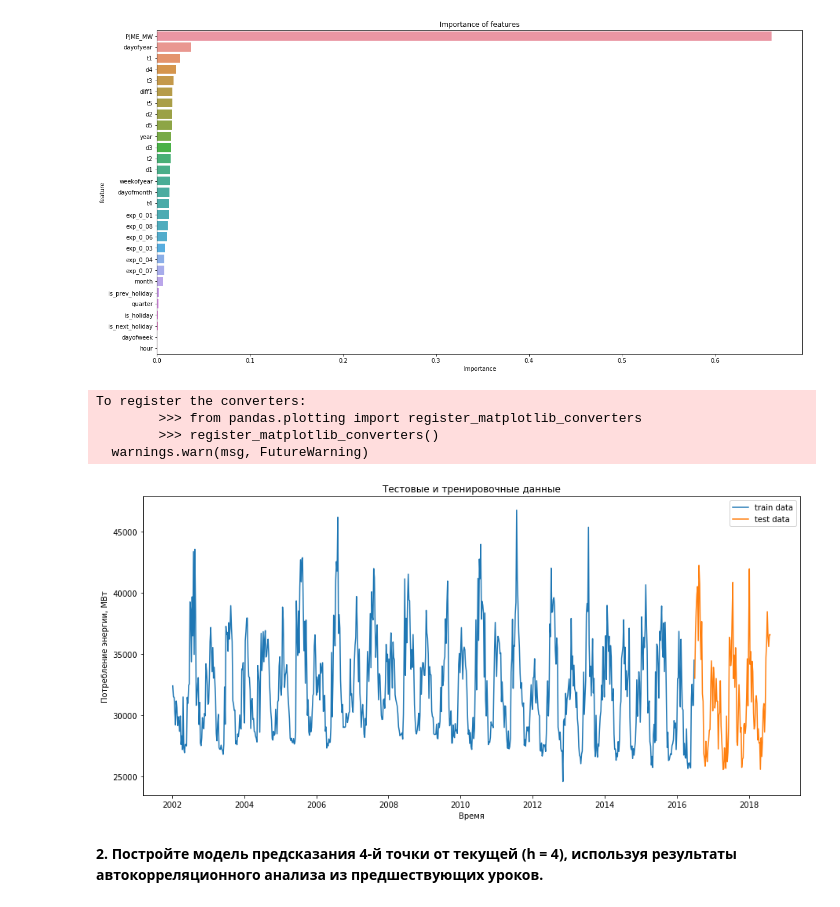
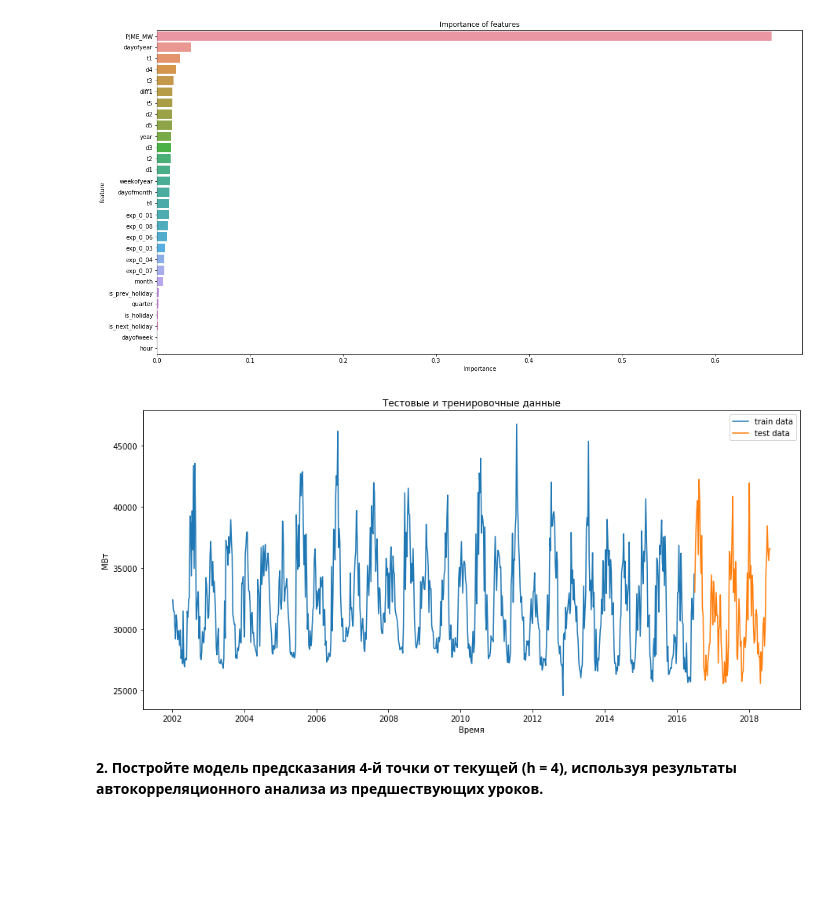
Before and after one commit to studentotlichnik/ML_in_business, a Jupyter notebook: Homework_4.ipynb, the cells around one changed output. Drawn from its saved outputs; the diff is of its cells as text; code cells hidden in the pictures; blank space fills up the shorter version.

```diff
--- a/Homework_4.ipynb
+++ b/Homework_4.ipynb
@@ -123,7 +154,7 @@ def show_feature_importances(feature_names, feature_importances, get_top=None):
 # %%
 model_rfr = RandomForestRegressor(n_estimators=500, random_state=42, max_depth=20)
 model_rfr.fit(X, y)
-important_features_top = show_feature_importances(X.columns, model_rfr.feature_importances_, get_top=10)
+important_features_top = show_feature_importances(X.columns, model_rfr.feature_importances_, get_top=5)
 # %% [output]
 [figure]
 # %%
@@ -133,29 +164,24 @@ def split_data( data, split_date ):
 # %%
 train, test = split_data(df_week[important_features_top], '30-06-2016')
 
 X_train = train.iloc[:-1,:]
 y_train = train['PJME_MW'].values[1:]
 X_test = test.iloc[:-1,:]
 y_test = test['PJME_MW'].values[1:]
 
 X_train_4 = train.iloc[:-4,:]
 y_train_4 = train['PJME_MW'].values[4:]
 X_test_4 = test.iloc[:-4,:]
 y_test_4 = test['PJME_MW'].values[4:]
 
 plt.figure( figsize=( 15, 7 ))
 plt.xlabel('Время')
-plt.ylabel('Потребление энергии, МВт')
+plt.ylabel('МВт')
 plt.plot(train.index.get_level_values('Date'),train['PJME_MW'], label='train data' )
 plt.plot(test.index.get_level_values('Date'),test['PJME_MW'], label='test data')
 plt.title( 'Тестовые и тренировочные данные' )
-plt.legend()
-plt.show()
+plt.legend();
 # %% [output]
-To register the converters:
-        >>> from pandas.plotting import register_matplotlib_converters
-        >>> register_matplotlib_converters()
-  warnings.warn(msg, FutureWarning)
-[figure, old version]
+[figure, new version]
 # %% [markdown]
 **2. Постройте модель предсказания 4-й точки от текущей (h = 4), используя результаты автокорреляционного анализа из предшествующих уроков.**
```
Also changed, not shown: parts of 41 cells of this notebook.
